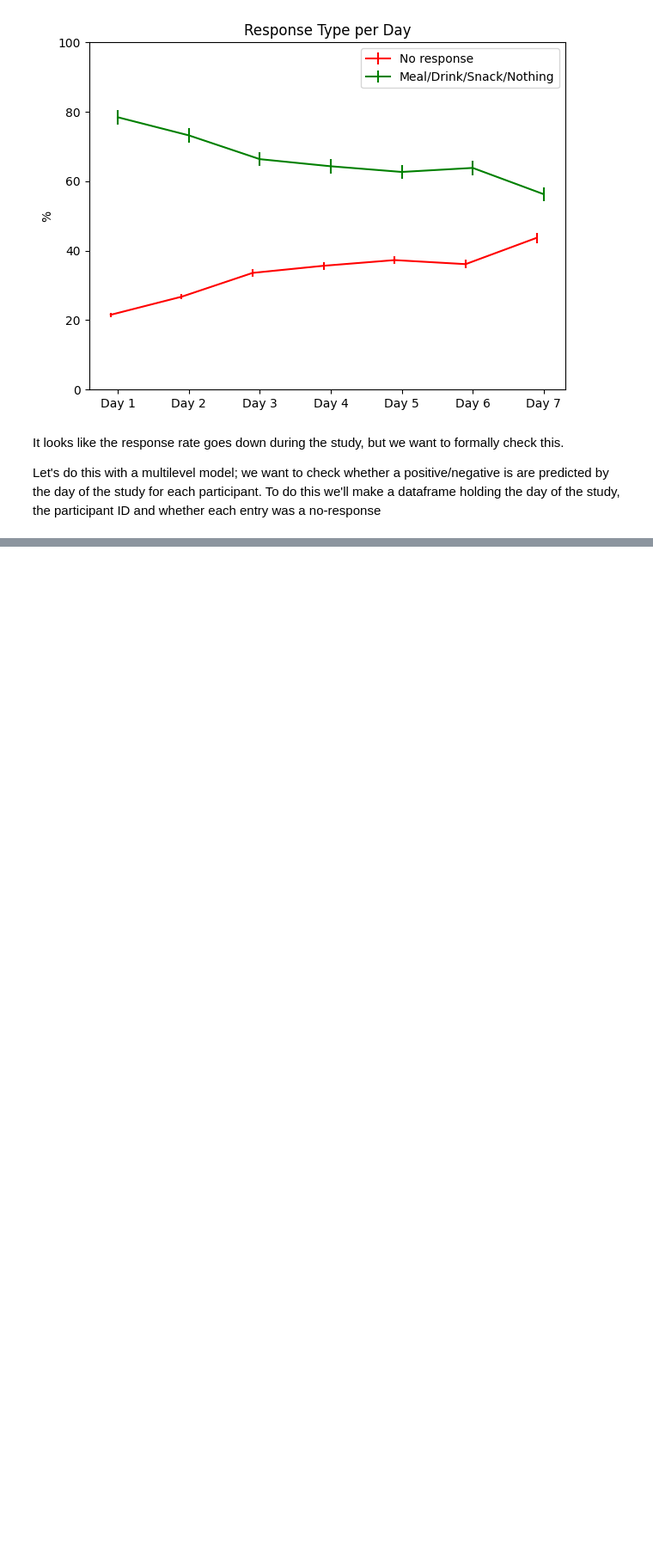
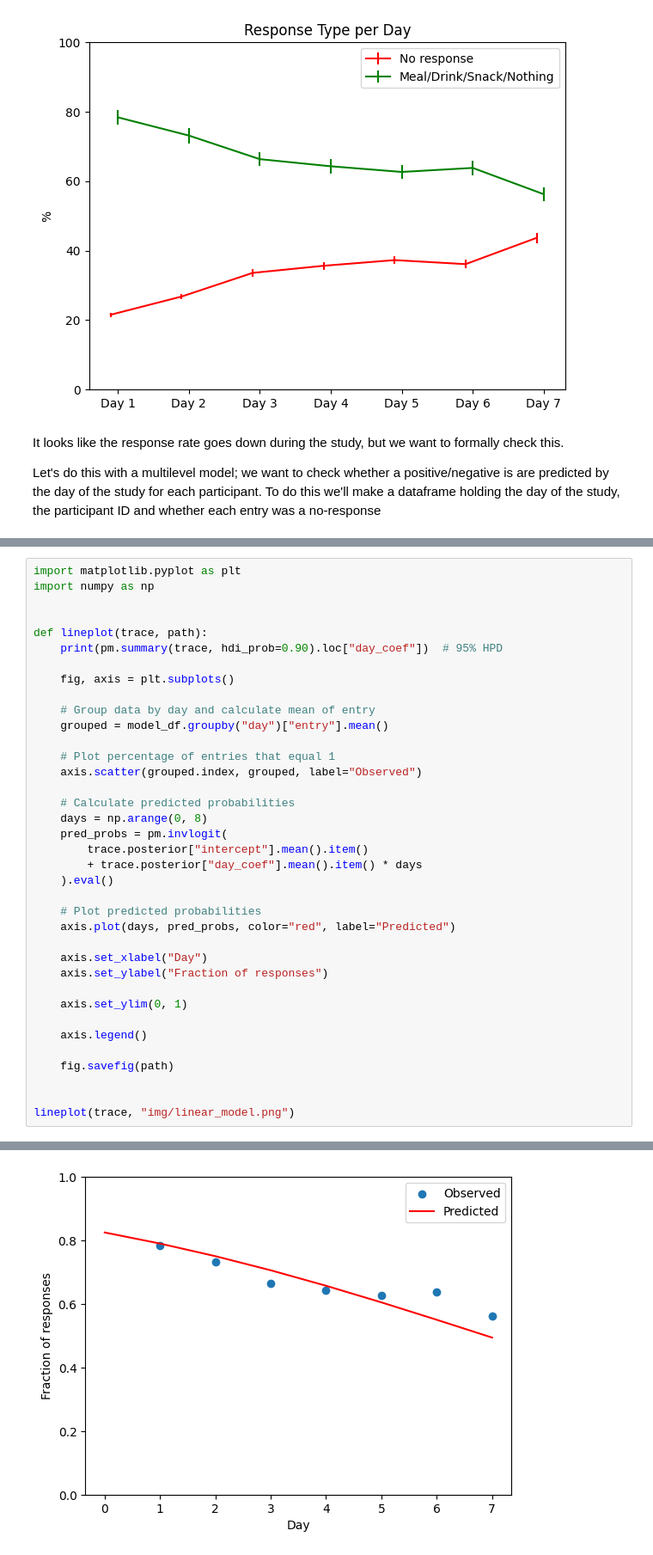
Before and after one commit to richard-lane/seaco_malaysia, a Jupyter notebook: smartwatch_feasibility.ipynb, the cells around one changed output, grey strips where cells are left out. Shown: that part at 86% size. Drawn from its saved outputs; the diff is of its cells as text; blank space fills up the shorter version.

```diff
--- a/smartwatch_feasibility.ipynb
+++ b/smartwatch_feasibility.ipynb
@@ -372,0 +231,38 @@ Inputs types: [TensorType(float64, shape=(83,)), TensorType(uint16, shape=(7722,
+# %%
+import matplotlib.pyplot as plt
+import numpy as np
+
+
+def lineplot(trace, path):
+    print(pm.summary(trace, hdi_prob=0.90).loc["day_coef"])  # 95% HPD
+
+    fig, axis = plt.subplots()
+
+    # Group data by day and calculate mean of entry
+    grouped = model_df.groupby("day")["entry"].mean()
+
+    # Plot percentage of entries that equal 1
+    axis.scatter(grouped.index, grouped, label="Observed")
+
+    # Calculate predicted probabilities
+    days = np.arange(0, 8)
+    pred_probs = pm.invlogit(
+        trace.posterior["intercept"].mean().item()
+        + trace.posterior["day_coef"].mean().item() * days
+    ).eval()
+
+    # Plot predicted probabilities
+    axis.plot(days, pred_probs, color="red", label="Predicted")
+
+    axis.set_xlabel("Day")
+    axis.set_ylabel("Fraction of responses")
+
+    axis.set_ylim(0, 1)
+
+    axis.legend()
+
+    fig.savefig(path)
+
+
+lineplot(trace, "img/linear_model.png")
+# %% [output]
@@ -372,0 +279 @@ Inputs types: [TensorType(float64, shape=(83,)), TensorType(uint16, shape=(7722,
+[figure, added]
```
Also changed, not shown: parts of 10 cells of this notebook.
